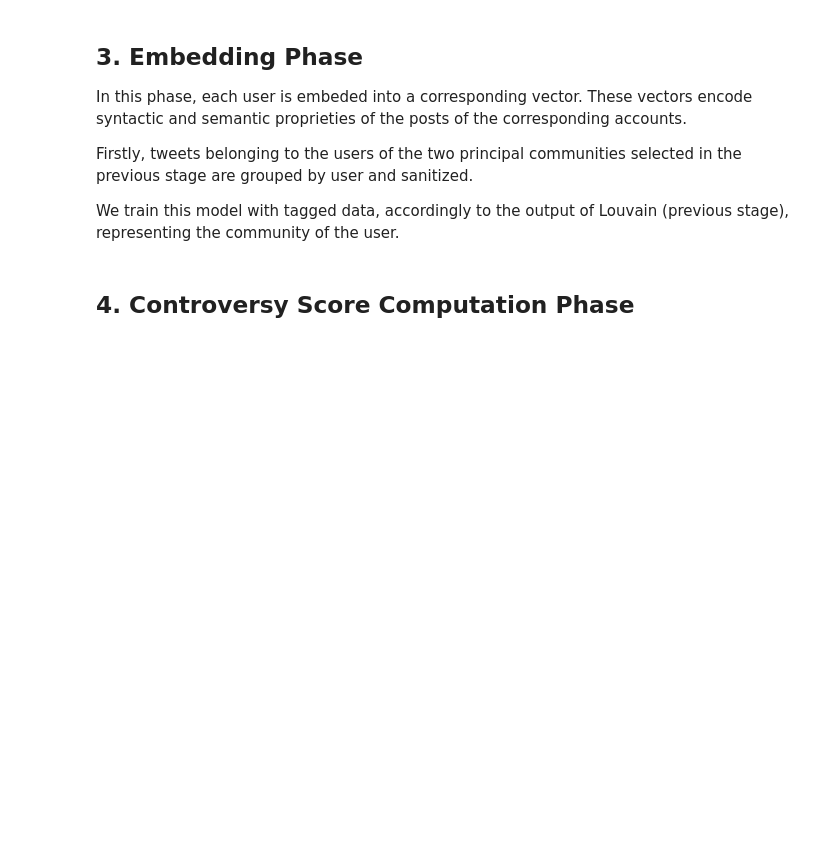
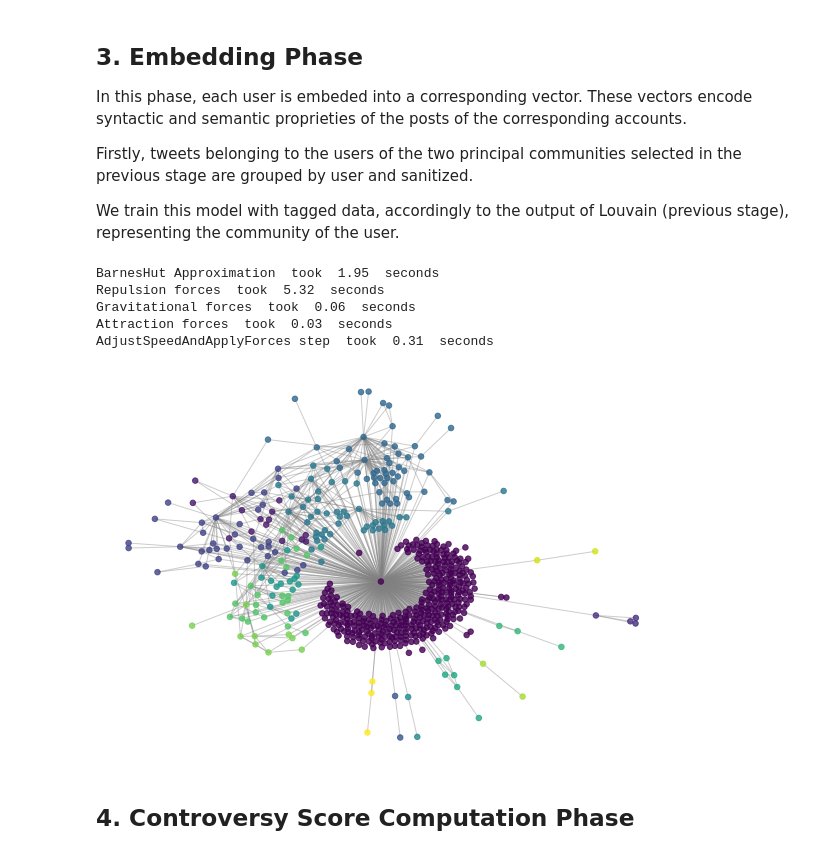
Before and after one commit to advanced-ml-project/project, a Jupyter notebook: Controversy_scores.ipynb, the cells around one changed output. Saved outputs shown, nothing was run; the diff lists cells and outputs as text; code cells hidden in the pictures; blank space fills up the shorter version.

```diff
--- a/Controversy_scores.ipynb
+++ b/Controversy_scores.ipynb
@@ -202,5 +194,26 @@ In this phase, each user is embeded into a corresponding vector. These vectors e
 Firstly, tweets belonging to the users of the two principal communities selected in the previous stage are grouped by user and sanitized.
 
 We train this model with tagged data, accordingly to the output of Louvain (previous stage), representing the community of the user.
+# %%
+import networkx as nx
+from fa2 import ForceAtlas2
+%matplotlib inline
+plt.figure(figsize=(10,7))
+
+forceatlas2 = ForceAtlas2()
+positions = forceatlas2.forceatlas2_networkx_layout(graph, pos=pos, iterations=2000)
+nx.draw_networkx_nodes(graph, positions,partition.keys(), node_size=30,alpha=0.8,
+                       cmap=cmap, node_color=list(partition.values()))
+
+nx.draw_networkx_edges(graph, positions, edge_color="grey", alpha=0.4)
+plt.axis('off')
+plt.show()
+# %% [output]
+BarnesHut Approximation  took  1.95  seconds
+Repulsion forces  took  5.32  seconds
+Gravitational forces  took  0.06  seconds
+Attraction forces  took  0.03  seconds
+AdjustSpeedAndApplyForces step  took  0.31  seconds
+[figure, added]
 # %% [markdown]
 ## 4. Controversy Score Computation Phase
```
Also changed, not shown: parts of 9 cells of this notebook, 3 other files.
